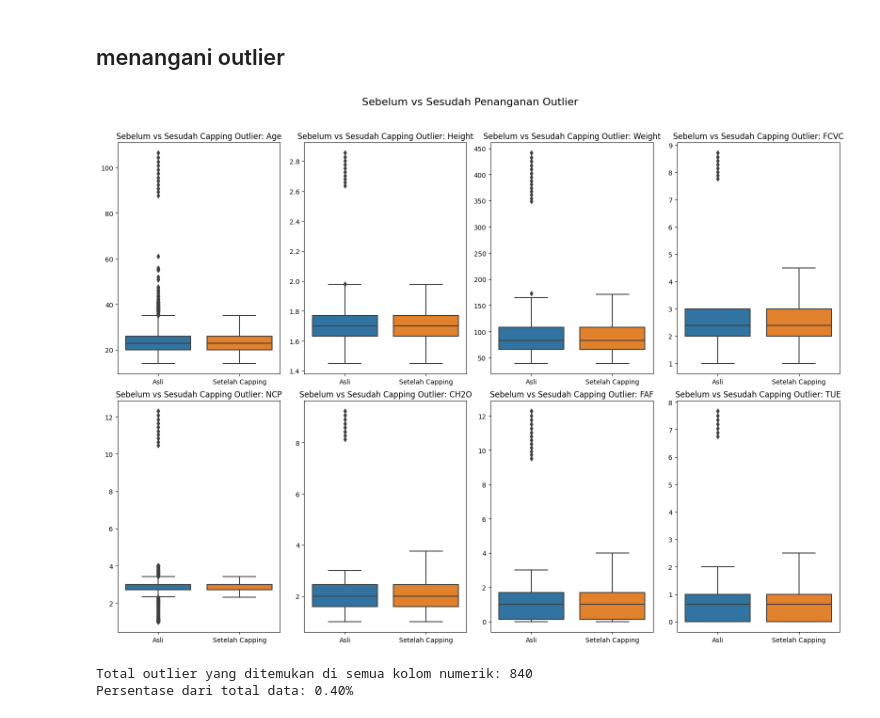
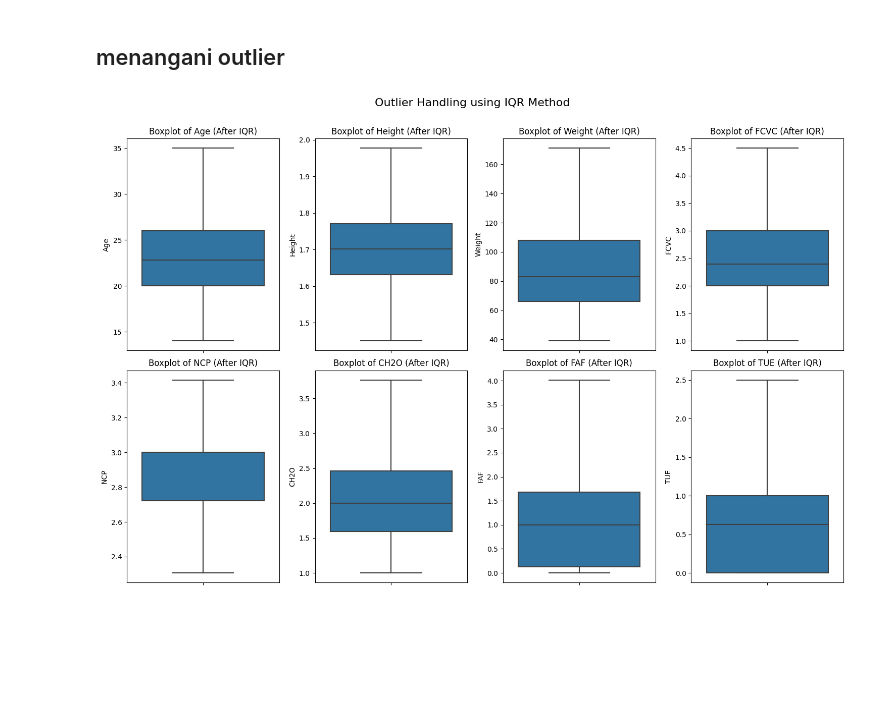
Before and after one commit to Fadhilah25/PROJECT-BENGKOD, a Jupyter notebook: main/obesity.ipynb, the cells around one changed output. Cells and saved outputs as stored; diff of their text form; code cells hidden in the pictures; blank space fills up the shorter version.

```diff
--- a/main/obesity.ipynb
+++ b/main/obesity.ipynb
@@ -8,7 +8,7 @@ import matplotlib.pyplot as plt
 file_path = "D:\PROJECT-BENGKOD\Dataset\ObesityDataSet.csv"
 # %%
 #load dataset
-df = pd.read_csv(file_path, keep_default_na=True)
+df = pd.read_csv(file_path)
 
 #Menampilkan 5 data
 df.head()
@@ -195,6 +195,9 @@ valid_values = {
     'CAEC': ['no', 'Sometimes', 'Frequently', 'Always'],
     'MTRANS': ['Public_Transportation', 'Automobile', 'Walking', 'Motorbike', 'Bike']
 }
+
+# Definisi categorical_cols (tambahan baris ini)
+categorical_cols = list(valid_values.keys())
 
 # Periksa dan ganti nilai tidak konsisten dengan NaN
 total_replaced = 0
@@ -307,40 +310,37 @@ Jumlah baris duplikat: 0
 # %% [markdown]
 ## menangani outlier
 # %%
-# Fungsi untuk menangani pencilan (outlier) dengan metode capping
-def cap_outliers(df, column, lower_bound, upper_bound):
-    df_copy = df.copy()
-    df_copy.loc[df_copy[column] < lower_bound, column] = lower_bound
-    df_copy.loc[df_copy[column] > upper_bound, column] = upper_bound
-    return df_copy
+# Salin dataframe untuk menghindari SettingWithCopyWarning
+df_cleaned = df.copy()
 
-# Menangani outlier dengan metode capping
-df_capped = df.copy()
-for column, info in outlier_info.items():
-    df_capped = cap_outliers(df_capped, column, info['lower_bound'], info['upper_bound'])
+# Loop melalui setiap kolom numerik untuk menangani outlier
+for col in numeric_columns:
+    # Hitung Q1, Q3, dan IQR
+    Q1 = df_cleaned[col].quantile(0.25)
+    Q3 = df_cleaned[col].quantile(0.75)
+    IQR = Q3 - Q1
 
-# Membandingkan data sebelum dan sesudah penanganan outlier
-plt.figure(figsize=(16, 12))
-for i, column in enumerate(numeric_columns, 1):
+    # Tentukan batas bawah dan atas
+    lower_bound = Q1 - 1.5 * IQR
+    upper_bound = Q3 + 1.5 * IQR
+
+    # Ganti outlier dengan batas bawah dan atas
+    df_cleaned[col] = np.where(df_cleaned[col] < lower_bound, lower_bound, df_cleaned[col])
+    df_cleaned[col] = np.where(df_cleaned[col] > upper_bound, upper_bound, df_cleaned[col])
+
+# Tampilkan boxplot setelah penanganan outlier
+plt.figure(figsize=(15, 10))
+for i, col in enumerate(numeric_columns, 1):
     plt.subplot(2, 4, i)
-
-    # Boxplot berdampingan
-    data_to_plot = [df[column], df_capped[column]]
-    sns.boxplot(data=data_to_plot)
-    plt.title(f'Sebelum vs Sesudah Capping Outlier: {column}')
-    plt.xticks([0, 1], ['Asli', 'Setelah Capping'])
-
+    sns.boxplot(y=df_cleaned[col])
+    plt.title(f'Boxplot of {col} (After IQR)')
     plt.tight_layout()
 
-plt.suptitle('Sebelum vs Sesudah Penanganan Outlier', fontsize=16)
+plt.suptitle('Outlier Handling using IQR Method', fontsize=16)
 plt.subplots_adjust(top=0.9)
 plt.show()
 
-# Menghitung outlier yang ditangani
-outliers_total = sum(info['count'] for info in outlier_info.values())
-print(f"\nTotal outlier yang ditemukan di semua kolom numerik: {outliers_total}")
-print(f"Persentase dari total data: {(outliers_total/len(df)):.2f}%")
+# Ganti df dengan df_cleaned agar perubahan tersimpan
+df = df_cleaned
 # %% [output]
-[figure, old version]
+[figure, new version]
-Total outlier yang ditemukan di semua kolom numerik: 840
-Persentase dari total data: 0.40%
```
Also changed, not shown: parts of 6 cells of this notebook.
